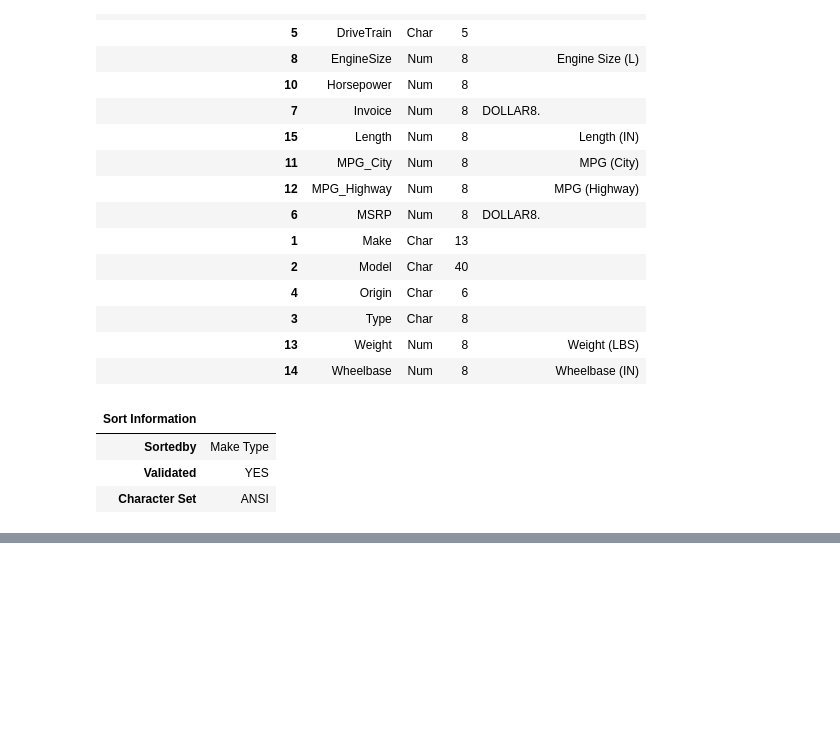
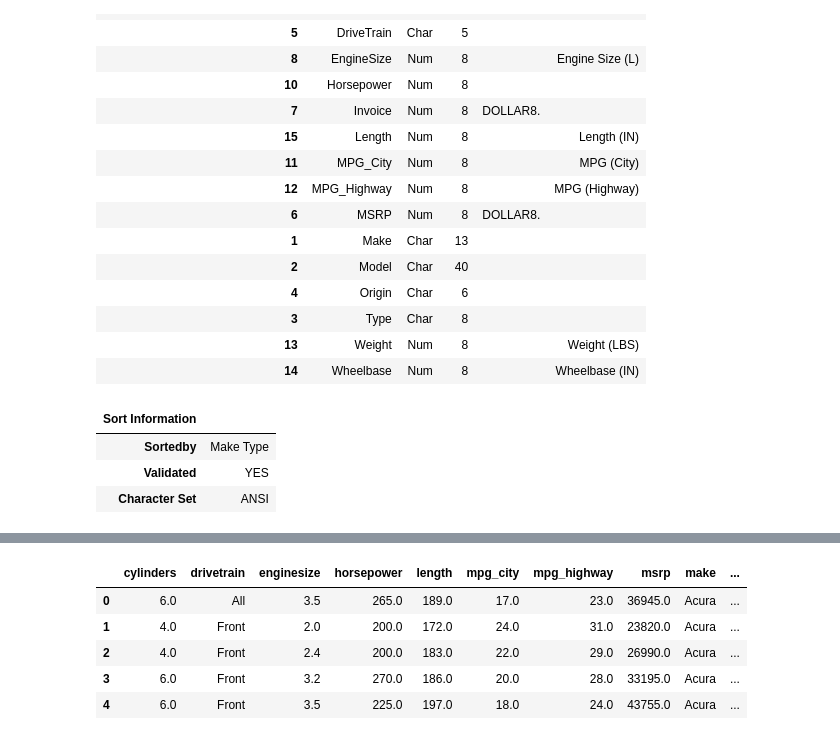
Before and after one commit to 0xdomyz/sas_collection, a Jupyter notebook: data/data_overview.ipynb, the cells around one changed output, grey strips where cells are left out. Drawn from its saved outputs; the diff is of its cells as text; code cells hidden in the pictures; blank space fills up the shorter version.

```diff
--- a/data/data_overview.ipynb
+++ b/data/data_overview.ipynb
@@ -68,2 +138,15 @@ The CONTENTS Procedure
+# %%
+sdf = sas.sasdata("tmp_view")
+df = sdf.head()
+df.columns = df.columns.str.lower()
+
+df
+# %% [output]
+|  | cylinders | drivetrain | enginesize | horsepower | length | mpg_city | mpg_highway | msrp | make | ... |
+| 0 | 6.0 | All | 3.5 | 265.0 | 189.0 | 17.0 | 23.0 | 36945.0 | Acura | ... |
+| 1 | 4.0 | Front | 2.0 | 200.0 | 172.0 | 24.0 | 31.0 | 23820.0 | Acura | ... |
+| 2 | 4.0 | Front | 2.4 | 200.0 | 183.0 | 22.0 | 29.0 | 26990.0 | Acura | ... |
+| 3 | 6.0 | Front | 3.2 | 270.0 | 186.0 | 20.0 | 28.0 | 33195.0 | Acura | ... |
+| 4 | 6.0 | Front | 3.5 | 225.0 | 197.0 | 18.0 | 24.0 | 43755.0 | Acura | ... |
 # %%
 code = f"""
```
Also changed, not shown: parts of 12 cells of this notebook.
